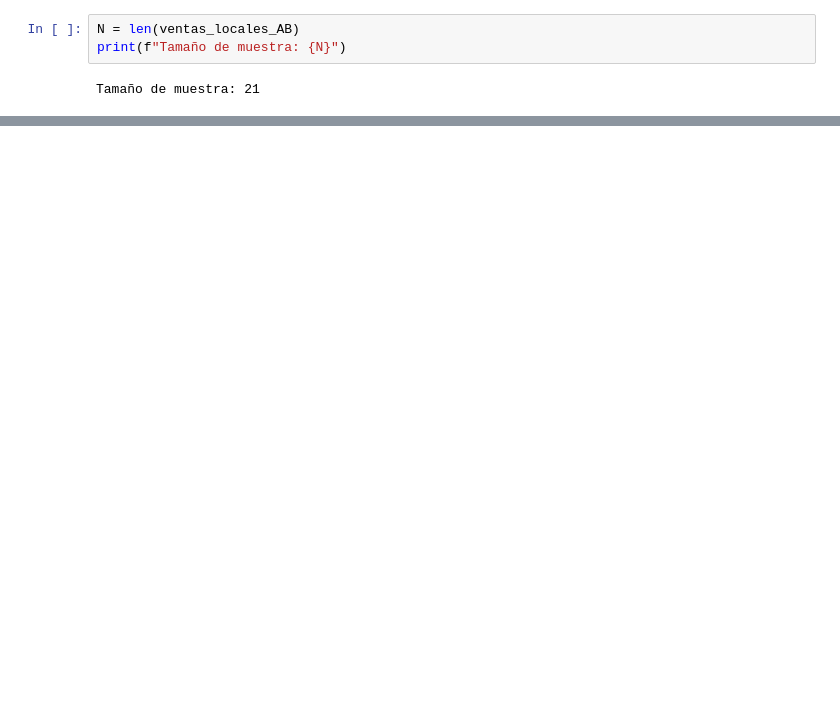
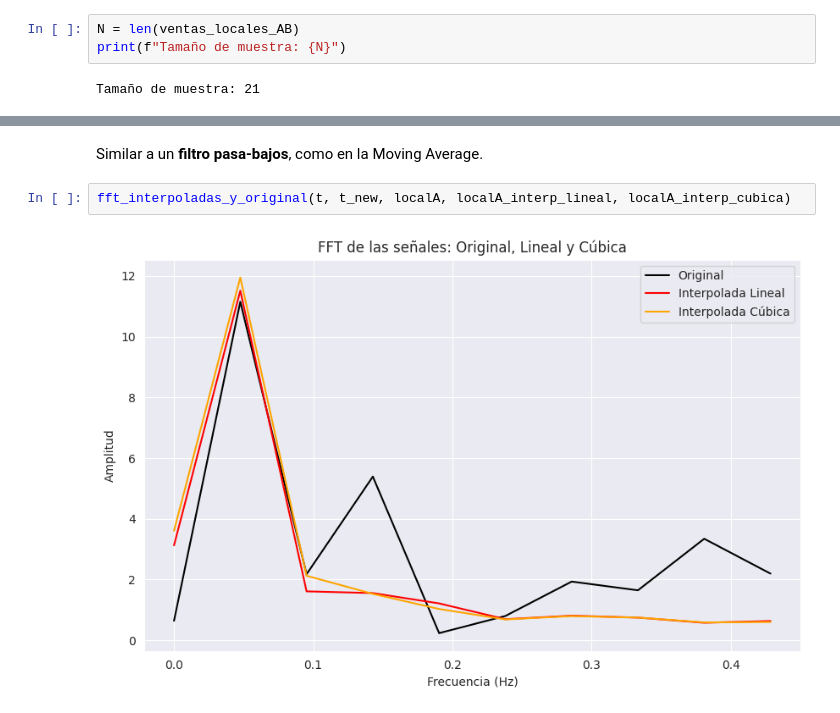
Before and after one commit to matuneville/Signal-Processing-and-Time-Series, a Jupyter notebook: procesamiento_de_seniales/interpolacion/interpolacion_de_datos.ipynb, the cells around one changed output, grey strips where cells are left out. Saved outputs shown, nothing was run; the diff lists cells and outputs as text; blank space fills up the shorter version.

```diff
--- a/procesamiento_de_seniales/interpolacion/interpolacion_de_datos.ipynb
+++ b/procesamiento_de_seniales/interpolacion/interpolacion_de_datos.ipynb
@@ -104,0 +58,6 @@ El aumento de frecuencia de muestreo en la interpolación **no añadió componen
+# %% [markdown]
+Similar a un **filtro pasa-bajos**, como en la Moving Average.
+# %%
+fft_interpoladas_y_original(t, t_new, localA, localA_interp_lineal, localA_interp_cubica)
+# %% [output]
+[figure, added]
```
Also changed, not shown: parts of 17 cells of this notebook, 4 other files.
